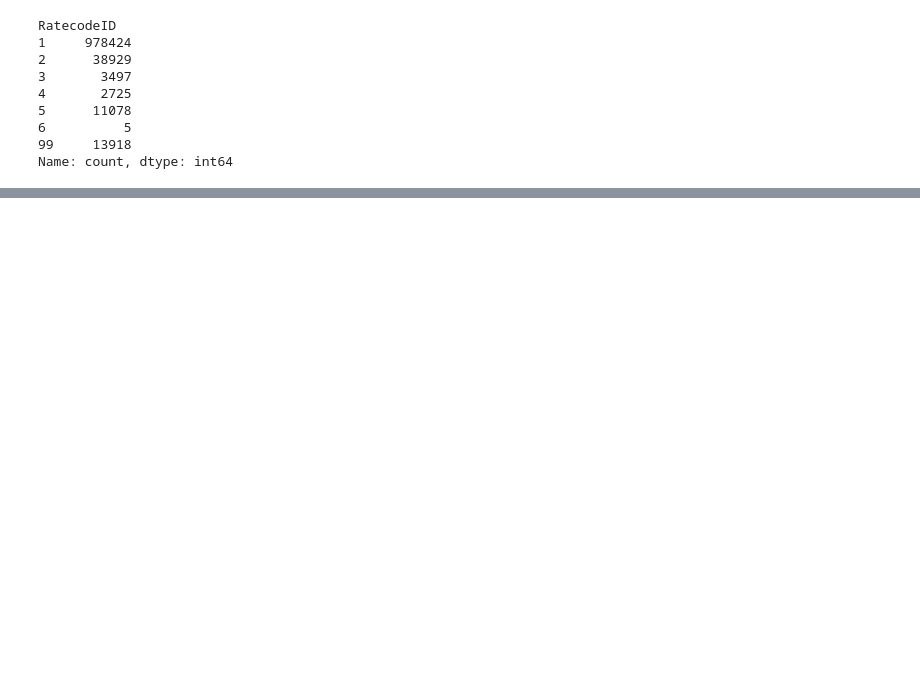
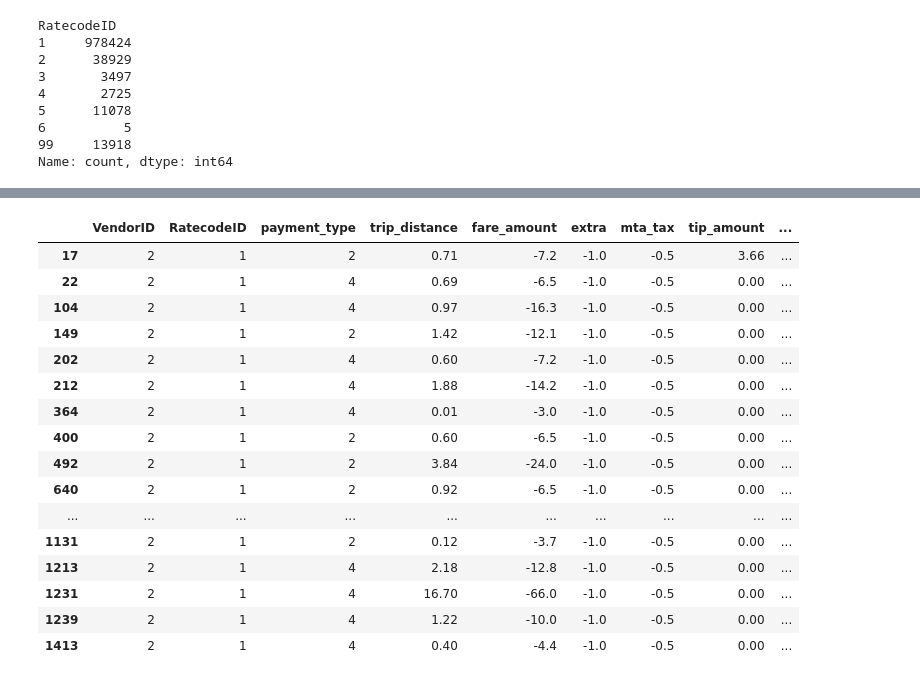
Before and after one commit to angel-wm/urban-mobility-analytics, a Jupyter notebook: notebooks/01_data_exploration.ipynb, the cells around one changed output, grey strips where cells are left out. Saved outputs shown, nothing was run; the diff lists cells and outputs as text; code cells hidden in the pictures; blank space fills up the shorter version.

```diff
--- a/notebooks/01_data_exploration.ipynb
+++ b/notebooks/01_data_exploration.ipynb
@@ -345,0 +629,38 @@ Name: count, dtype: int64
+# %%
+# Select the monetary and categorical fields needed to understand negative
+# transactions without modifying the original DataFrame.
+negative_transactions = df.loc[
+    df["total_amount"] < 0,
+    [
+        "VendorID",
+        "RatecodeID",
+        "payment_type",
+        "trip_distance",
+        "fare_amount",
+        "extra",
+        "mta_tax",
+        "tip_amount",
+        "tolls_amount",
+        "total_amount",
+    ],
+]
+
+negative_transactions.head(20)
+# %% [output]
+|  | VendorID | RatecodeID | payment_type | trip_distance | fare_amount | extra | mta_tax | tip_amount | ... |
+| 17 | 2 | 1 | 2 | 0.71 | -7.2 | -1.0 | -0.5 | 3.66 | ... |
+| 22 | 2 | 1 | 4 | 0.69 | -6.5 | -1.0 | -0.5 | 0.00 | ... |
+| 104 | 2 | 1 | 4 | 0.97 | -16.3 | -1.0 | -0.5 | 0.00 | ... |
+| 149 | 2 | 1 | 2 | 1.42 | -12.1 | -1.0 | -0.5 | 0.00 | ... |
+| 202 | 2 | 1 | 4 | 0.60 | -7.2 | -1.0 | -0.5 | 0.00 | ... |
+| 212 | 2 | 1 | 4 | 1.88 | -14.2 | -1.0 | -0.5 | 0.00 | ... |
+| 364 | 2 | 1 | 4 | 0.01 | -3.0 | -1.0 | -0.5 | 0.00 | ... |
+| 400 | 2 | 1 | 2 | 0.60 | -6.5 | -1.0 | -0.5 | 0.00 | ... |
+| 492 | 2 | 1 | 2 | 3.84 | -24.0 | -1.0 | -0.5 | 0.00 | ... |
+| 640 | 2 | 1 | 2 | 0.92 | -6.5 | -1.0 | -0.5 | 0.00 | ... |
+| ... | ... | ... | ... | ... | ... | ... | ... | ... | ... |
+| 1131 | 2 | 1 | 2 | 0.12 | -3.7 | -1.0 | -0.5 | 0.00 | ... |
+| 1213 | 2 | 1 | 4 | 2.18 | -12.8 | -1.0 | -0.5 | 0.00 | ... |
+| 1231 | 2 | 1 | 4 | 16.70 | -66.0 | -1.0 | -0.5 | 0.00 | ... |
+| 1239 | 2 | 1 | 4 | 1.22 | -10.0 | -1.0 | -0.5 | 0.00 | ... |
+| 1413 | 2 | 1 | 4 | 0.40 | -4.4 | -1.0 | -0.5 | 0.00 | ... |
```
Also changed, not shown: parts of 52 cells of this notebook.
